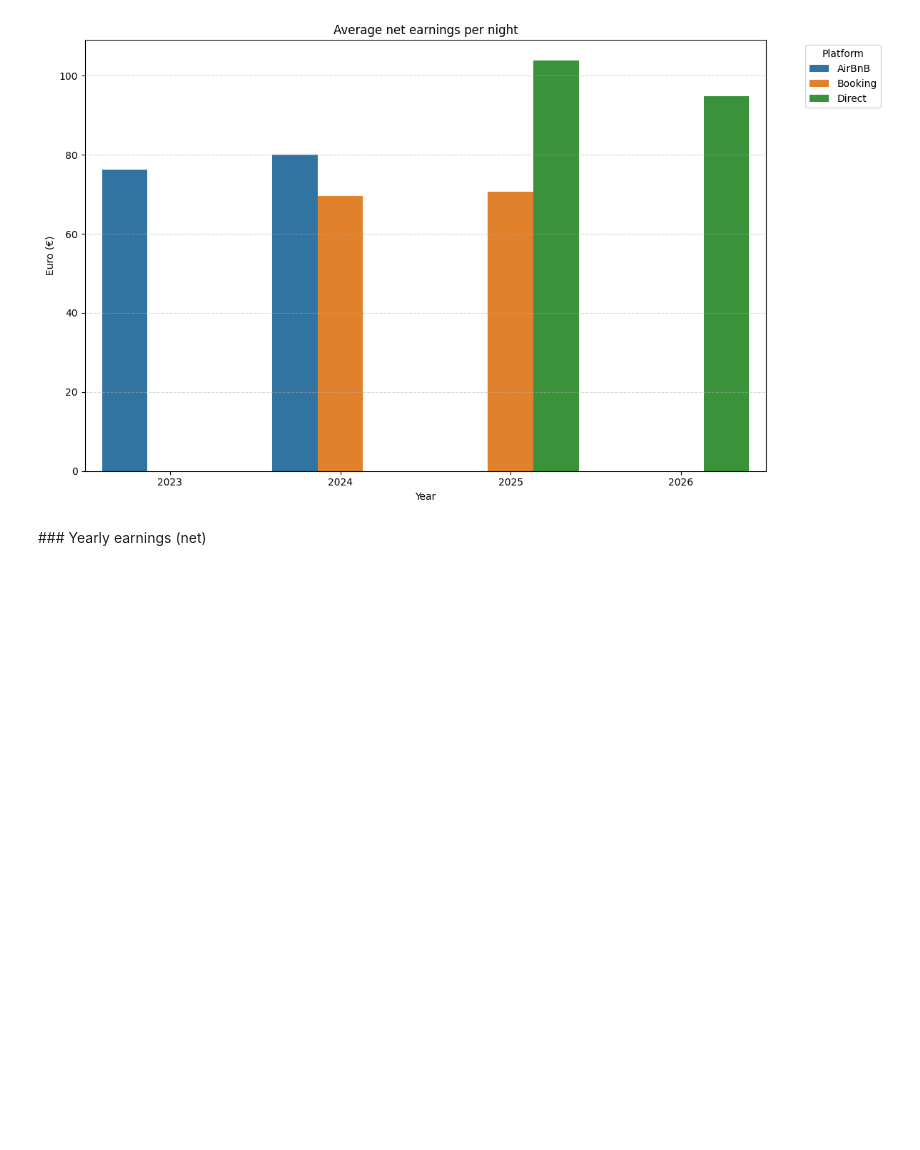
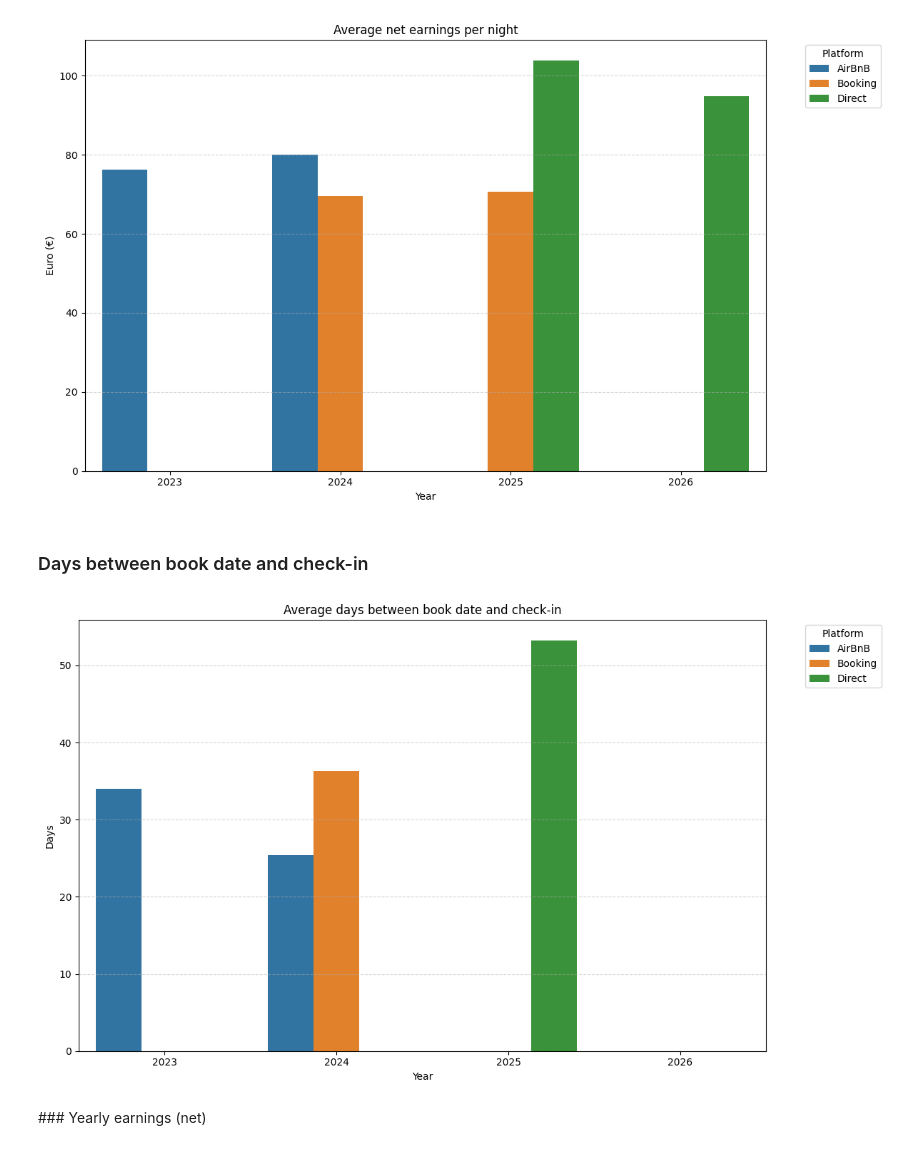
Before and after one commit to matteociaroni/bnb-reservations-analysis, a Jupyter notebook: notebooks/05_yearly_analysis_by_platform.ipynb, the cells around one changed output. Drawn from its saved outputs; the diff is of its cells as text; code cells hidden in the pictures; blank space fills up the shorter version.

```diff
--- a/notebooks/05_yearly_analysis_by_platform.ipynb
+++ b/notebooks/05_yearly_analysis_by_platform.ipynb
@@ -47,6 +47,17 @@ plot_yearly_metric_by_platform(
 )
 # %% [output]
 [figure]
+# %% [markdown]
+### Days between book date and check-in
+# %%
+plot_yearly_metric_by_platform(
+    yearly_summary,
+    'avg_lead_time',
+    title="Average days between book date and check-in",
+    y_label="Days",
+)
+# %% [output]
+[figure, added]
 # %% [markdown]
 ### Yearly earnings (net)
 # %%
```
Also changed, not shown: parts of 1 cell of this notebook, 7 other files.
